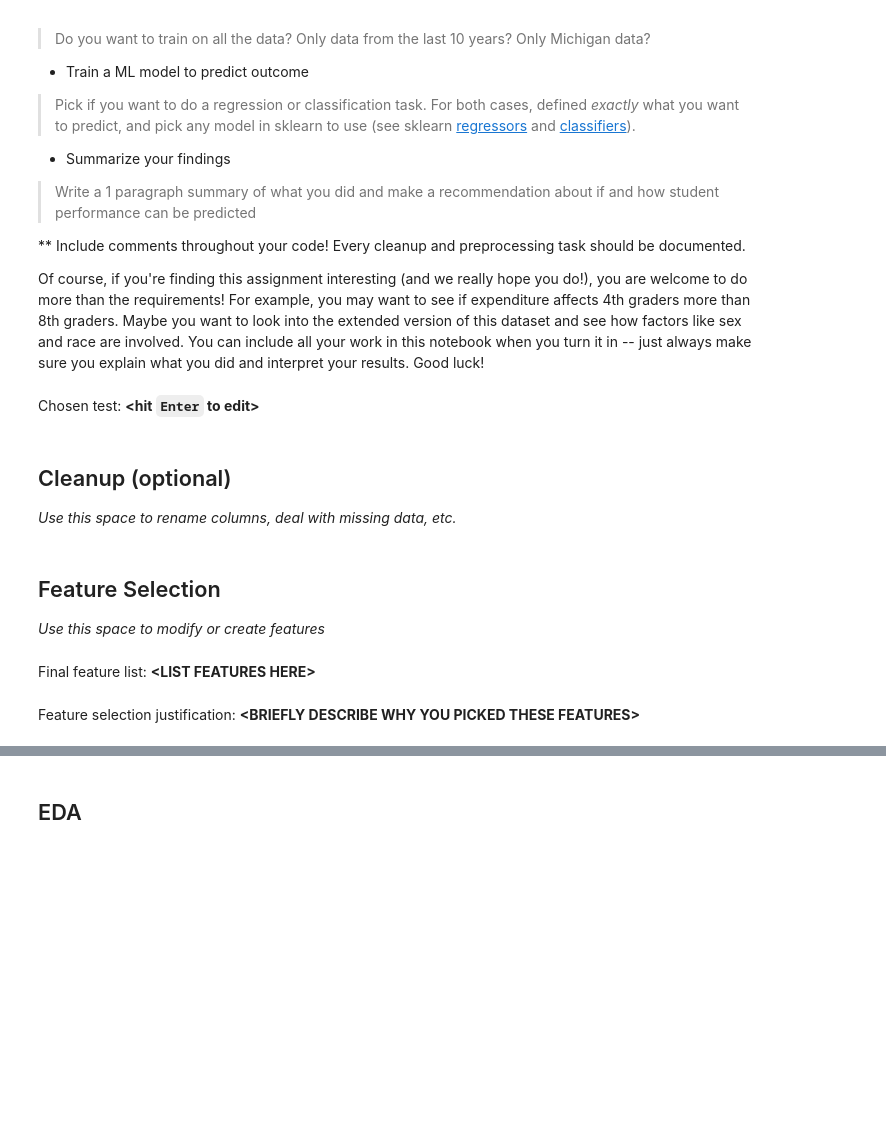
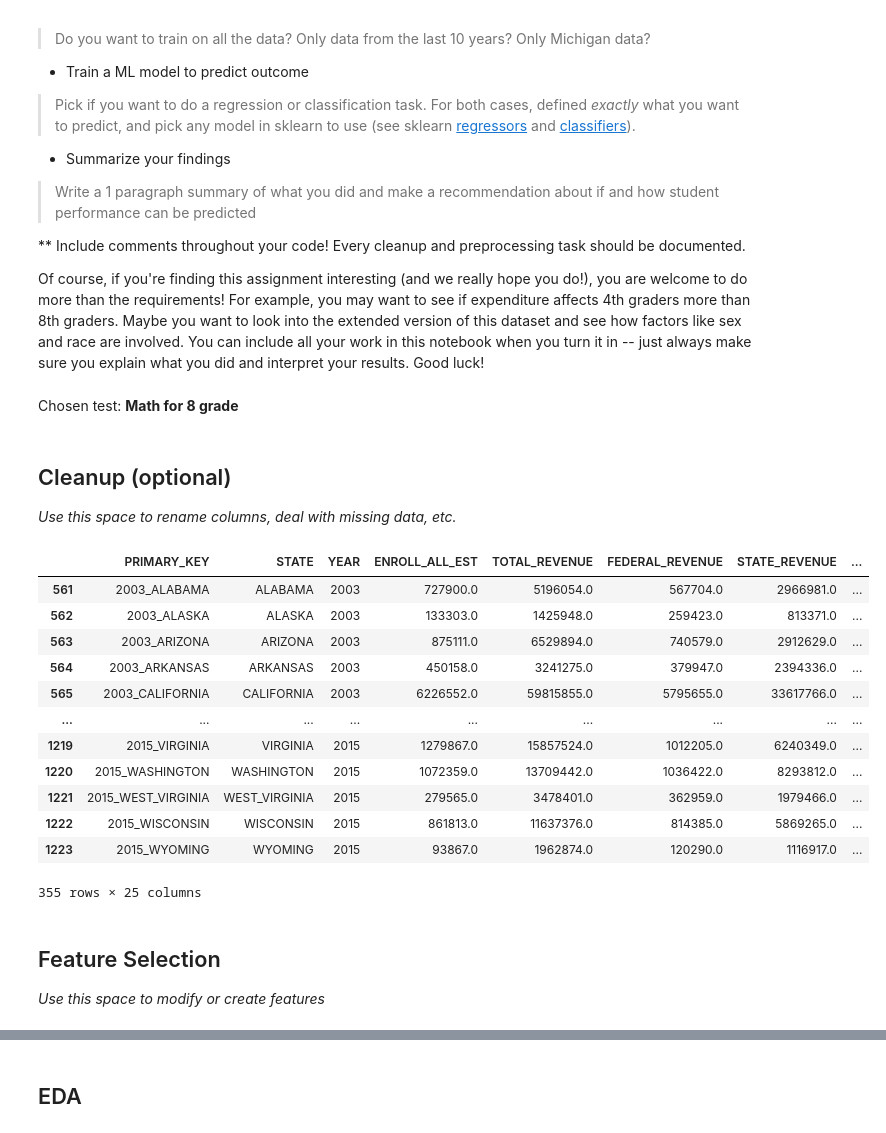
Before and after one commit to skurata681/MDST, a Jupyter notebook: checkpoint2/checkpoint2b.ipynb, the cells around one changed output, grey strips where cells are left out. Drawn from its saved outputs; the diff is of its cells as text; code cells hidden in the pictures; blank space fills up the shorter version.

```diff
--- a/checkpoint2/checkpoint2b.ipynb
+++ b/checkpoint2/checkpoint2b.ipynb
@@ -34,14 +34,55 @@ df = pd.read_csv('states_edu.csv')
-# %% [markdown]
-Chosen test: **<hit `Enter` to edit>**
+# %% [markdown]
+Chosen test: **Math for 8 grade**
 # %% [markdown]
 <h2> Cleanup (optional)</h2>
 
 _Use this space to rename columns, deal with missing data, etc._
+# %%
+# renaming
+df.rename({
+    'GRADES_PK_G':'ENROLL_PREK',
+    'GRADES_KG_G':'ENROLL_KINDER',
+    'GRADES_4_G':'ENROLL_4',
+    'GRADES_8_G':'ENROLL_8',
+    'GRADES_12_G':'ENROLL_12',
+    'GRADES_1_8_G':'ENROLL_PRIMARY',
+    'GRADES_9_12_G':'ENROLL_HS',
+    'GRADES_ALL_G':'ENROLL_ALL',
+    'ENROLL':'ENROLL_ALL_EST'
+    },
+    axis=1,inplace=True)
+
+df.shape # 1715 rows
+
+# how much useable data for AVG_MATH_8_SCORE?
+df.notna().sum() # 602 rows useable
+
+# how many rows can we work with if we drop missing data?
+df.dropna() # 355 rows, more than half of AVG_MATH_8_SCORE, should be okay but let's try to add more data
+
+# is there a difference between ENROLL and GRADES_ALL_G
+((df['ENROLL_ALL_EST'] - df['ENROLL_ALL'])/df['ENROLL_ALL_EST']).describe() # ~3% difference, safe to merge
+
+df.count() # ENROLL has less data than GRADES_ALL_G, use to fill
+df['ENROLL_ALL_EST'] = df['ENROLL_ALL_EST'].fillna(df['ENROLL_ALL'])
+
+df = df.dropna()
+df
+# %% [output]
+|  | PRIMARY_KEY | STATE | YEAR | ENROLL_ALL_EST | TOTAL_REVENUE | FEDERAL_REVENUE | STATE_REVENUE | ... |
+| 561 | 2003_ALABAMA | ALABAMA | 2003 | 727900.0 | 5196054.0 | 567704.0 | 2966981.0 | ... |
+| 562 | 2003_ALASKA | ALASKA | 2003 | 133303.0 | 1425948.0 | 259423.0 | 813371.0 | ... |
+| 563 | 2003_ARIZONA | ARIZONA | 2003 | 875111.0 | 6529894.0 | 740579.0 | 2912629.0 | ... |
+| 564 | 2003_ARKANSAS | ARKANSAS | 2003 | 450158.0 | 3241275.0 | 379947.0 | 2394336.0 | ... |
+| 565 | 2003_CALIFORNIA | CALIFORNIA | 2003 | 6226552.0 | 59815855.0 | 5795655.0 | 33617766.0 | ... |
+| ... | ... | ... | ... | ... | ... | ... | ... | ... |
+| 1219 | 2015_VIRGINIA | VIRGINIA | 2015 | 1279867.0 | 15857524.0 | 1012205.0 | 6240349.0 | ... |
+| 1220 | 2015_WASHINGTON | WASHINGTON | 2015 | 1072359.0 | 13709442.0 | 1036422.0 | 8293812.0 | ... |
+| 1221 | 2015_WEST_VIRGINIA | WEST_VIRGINIA | 2015 | 279565.0 | 3478401.0 | 362959.0 | 1979466.0 | ... |
+| 1222 | 2015_WISCONSIN | WISCONSIN | 2015 | 861813.0 | 11637376.0 | 814385.0 | 5869265.0 | ... |
+| 1223 | 2015_WYOMING | WYOMING | 2015 | 93867.0 | 1962874.0 | 120290.0 | 1116917.0 | ... |
+355 rows × 25 columns
 # %% [markdown]
 <h2> Feature Selection </h2>
 
 _Use this space to modify or create features_
-# %% [markdown]
-Final feature list: **<LIST FEATURES HERE\>**
-# %% [markdown]
-Feature selection justification: **<BRIEFLY DESCRIBE WHY YOU PICKED THESE FEATURES\>**
```
Also changed, not shown: parts of 21 cells of this notebook.
